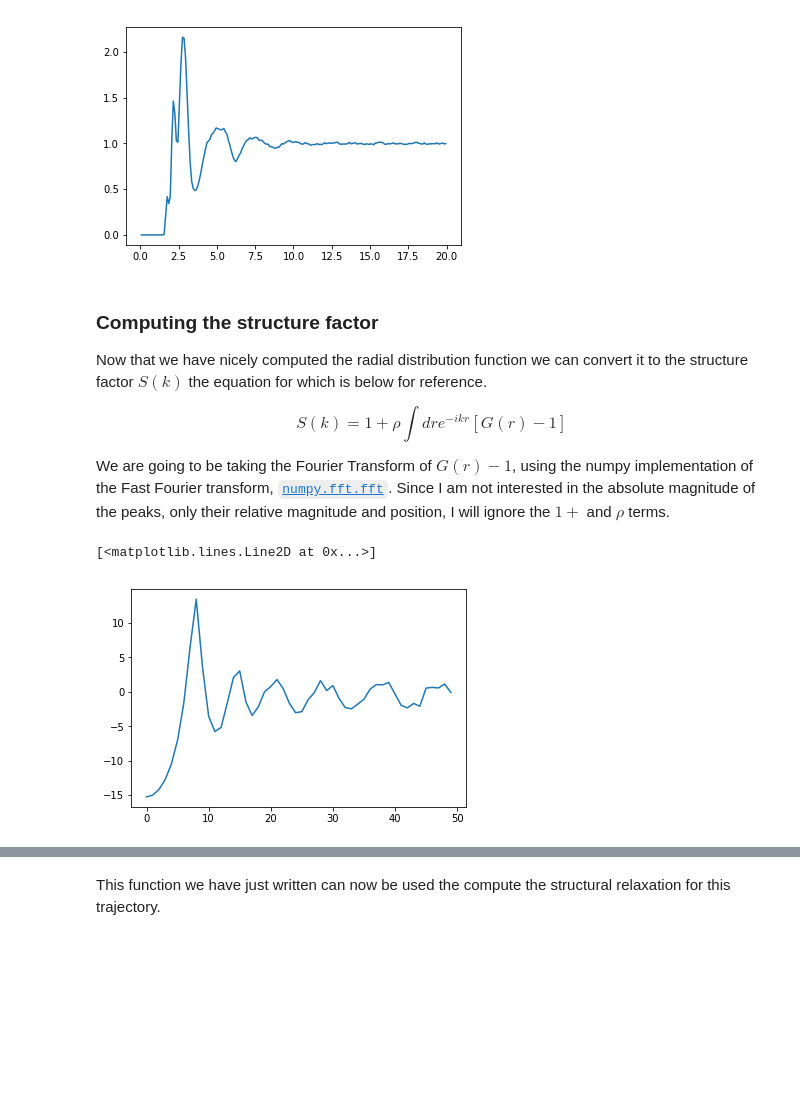
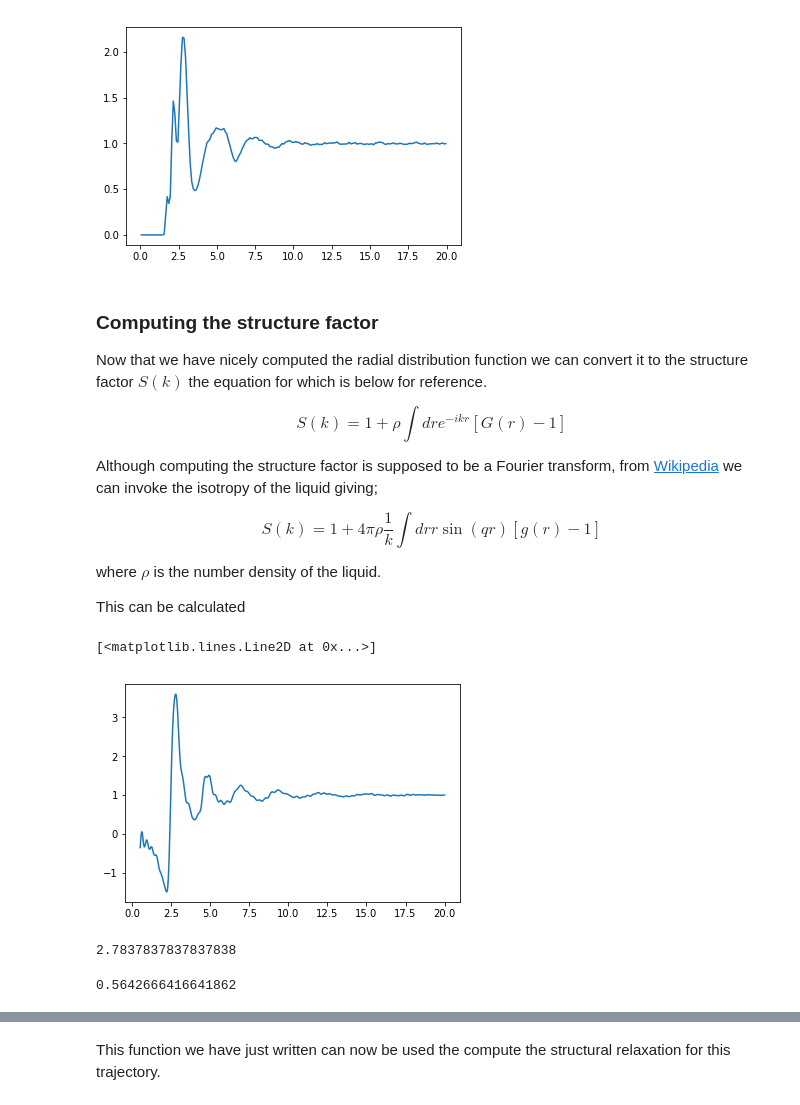
Before and after one commit to malramsay64/Dynamics, a Jupyter notebook: notebooks/06_computing_structural_relaxation.ipynb, the cells around one changed output, grey strips where cells are left out. Saved outputs shown, nothing was run; the diff lists cells and outputs as text; code cells hidden in the pictures; blank space fills up the shorter version.

```diff
--- a/notebooks/06_computing_structural_relaxation.ipynb
+++ b/notebooks/06_computing_structural_relaxation.ipynb
@@ -221,21 +240,52 @@ the equation for which is below for reference.
 
 $$ S(k) = 1 + \rho \int dr e^{-ikr} [G(r) - 1] $$
 
-We are going to be taking the Fourier Transform of $G(r) -1$,
-using the numpy implementation of the Fast Fourier transform,
-[`numpy.fft.fft`](https://docs.scipy.org/doc/numpy-1.14.1/reference/routines.fft.html#module-numpy.fft).
-Since I am not interested in the absolute magnitude of the peaks,
-only their relative magnitude and position,
-I will ignore the $1 +$ and $\rho$ terms.
+Although computing the structure factor
+is supposed to be a Fourier transform,
+from [Wikipedia](https://en.wikipedia.org/wiki/Radial_distribution_function#The_structure_factor)
+we can invoke the isotropy of the liquid giving;
+
+$$ S(k) = 1 + 4 \pi \rho \frac{1}{k} \int dr r \sin(qr) [g(r) - 1] $$
+
+where $\rho$ is the number density of the liquid.
+
+This can be calculated
-# %%
-import numpy
-
-structure_factor = numpy.fft.rfft(rdf.RDF - 1)
-
-plt.plot(structure_factor[:len(structure_factor)//2])
-# %% [output]
-[<matplotlib.lines.Line2D at 0x...>]
-[figure, removed]
+# %%
+import numpy
+
+def static_structure_factor(
+    rdf: freud.density.RDF,
+    wave_number: float,
+    num_particles: int
+):
+    dr = rdf.R[1] - rdf.R[0]
+    integral = dr * numpy.sum(
+        (rdf.RDF - 1) *
+        rdf.R *
+        numpy.sin(wave_number * rdf.R)
+    )
+    density = num_particles / rdf.box.volume
+    return 1 + 4 * numpy.pi * density / wave_number * integral
+# %%
+ssf = []
+x = numpy.linspace(0.5, 20, 1000)
+for value in x:
+    ssf.append(static_structure_factor(rdf, value, snapshot.num_mols))
+
+plt.plot(x, ssf)
+# %% [output]
+[<matplotlib.lines.Line2D at 0x...>]
+[figure, added]
+# %%
+wave_number = x[numpy.argmax(ssf)]
+wave_number
+# %% [output]
+2.7837837837837838
+# %%
+k_bragg = numpy.pi/(2*wave_number)
+k_bragg
+# %% [output]
+0.5642666416641862
 # %% [markdown]
 In the numpy implementation the first N/2 wave-vectors are the positive ones
 while the last N/2 are the negative ones.
```
Also changed, not shown: parts of 23 cells of this notebook.
